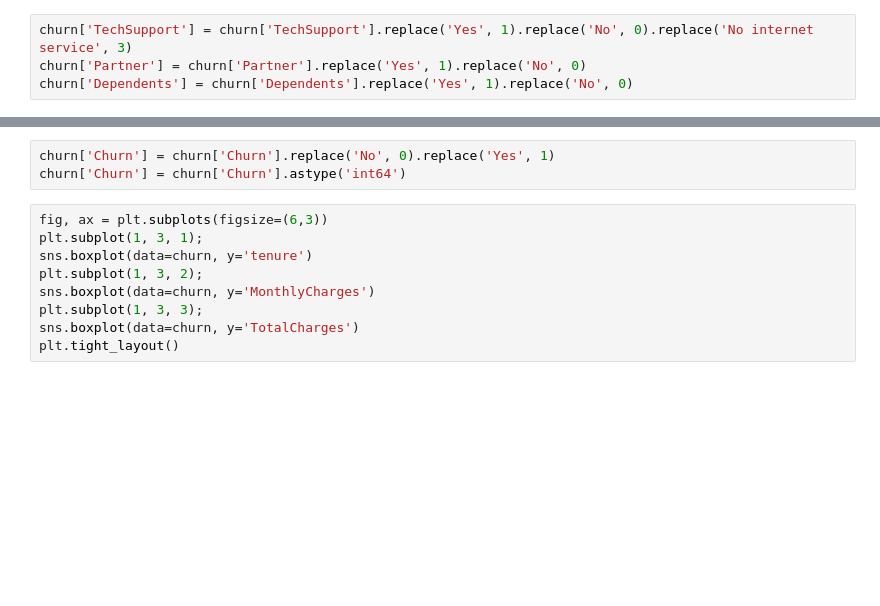
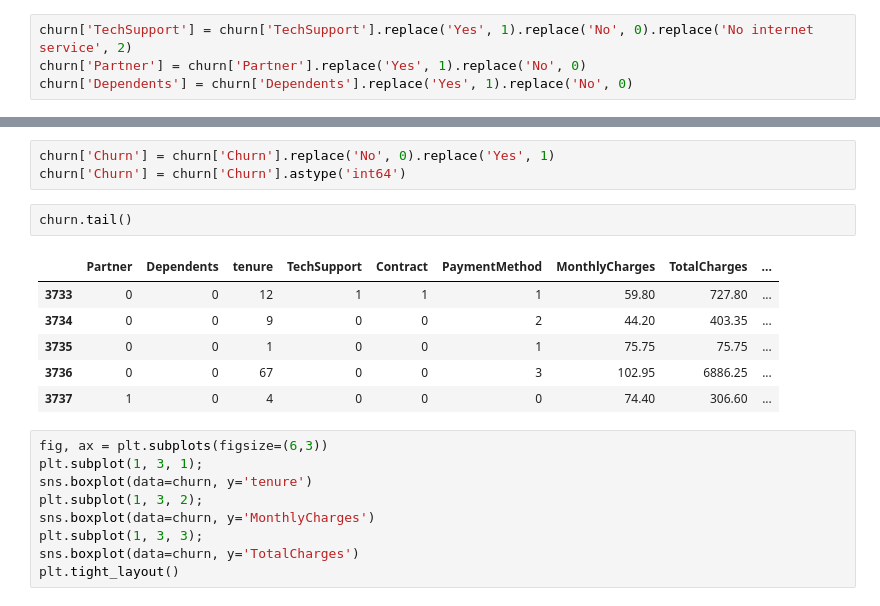
Before and after one commit to OviedoVR/ML_especializacao, a Jupyter notebook: notebooks/classificacao.ipynb, the cells around one changed output, grey strips where cells are left out. Cells and saved outputs as stored; diff of their text form; blank space fills up the shorter version.

```diff
--- a/notebooks/classificacao.ipynb
+++ b/notebooks/classificacao.ipynb
@@ -350,7 +361,7 @@ churn_raw = churn.copy()
 # %% [markdown]
 ### **Encoding**
 # %%
-churn['TechSupport'] = churn['TechSupport'].replace('Yes', 1).replace('No', 0).replace('No internet service', 3)
+churn['TechSupport'] = churn['TechSupport'].replace('Yes', 1).replace('No', 0).replace('No internet service', 2)
 churn['Partner'] = churn['Partner'].replace('Yes', 1).replace('No', 0)
 churn['Dependents'] = churn['Dependents'].replace('Yes', 1).replace('No', 0)
 # %%
@@ -371,6 +382,15 @@ churn['PaymentMethod'] = churn['PaymentMethod'].replace('Mailed check', 0)\
 # %%
 churn['Churn'] = churn['Churn'].replace('No', 0).replace('Yes', 1)
 churn['Churn'] = churn['Churn'].astype('int64')
+# %%
+churn.tail()
+# %% [output]
+|  | Partner | Dependents | tenure | TechSupport | Contract | PaymentMethod | MonthlyCharges | TotalCharges | ... |
+| 3733 | 0 | 0 | 12 | 1 | 1 | 1 | 59.80 | 727.80 | ... |
+| 3734 | 0 | 0 | 9 | 0 | 0 | 2 | 44.20 | 403.35 | ... |
+| 3735 | 0 | 0 | 1 | 0 | 0 | 1 | 75.75 | 75.75 | ... |
+| 3736 | 0 | 0 | 67 | 0 | 0 | 3 | 102.95 | 6886.25 | ... |
+| 3737 | 1 | 0 | 4 | 0 | 0 | 0 | 74.40 | 306.60 | ... |
 # %%
 fig, ax = plt.subplots(figsize=(6,3))
 plt.subplot(1, 3, 1);
```
Also changed, not shown: parts of 9 cells of this notebook, 1 other file.
